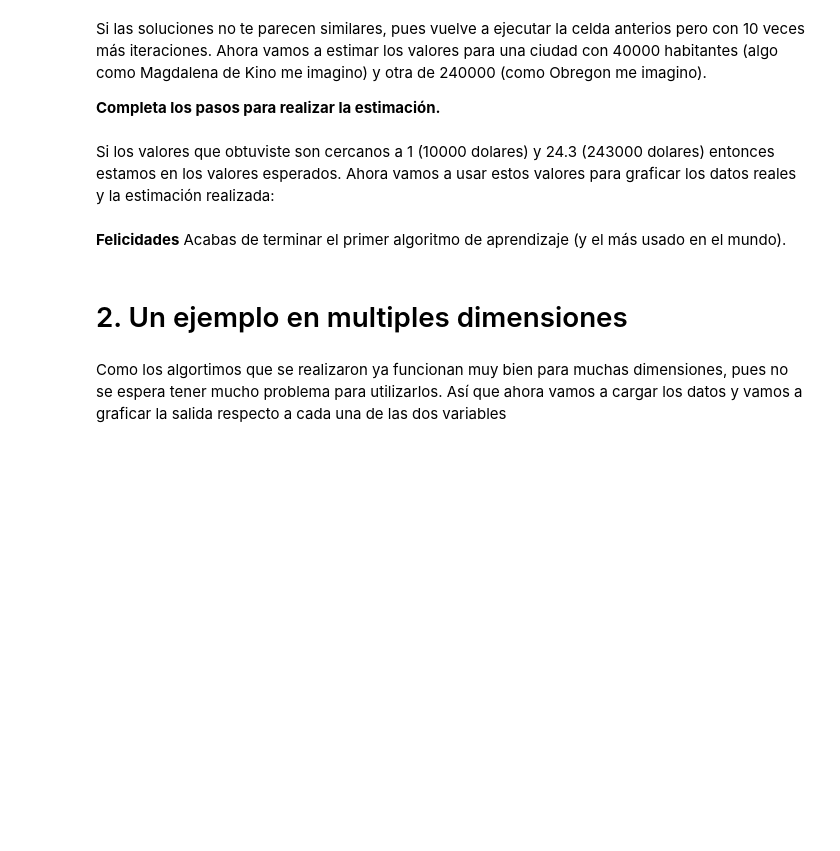
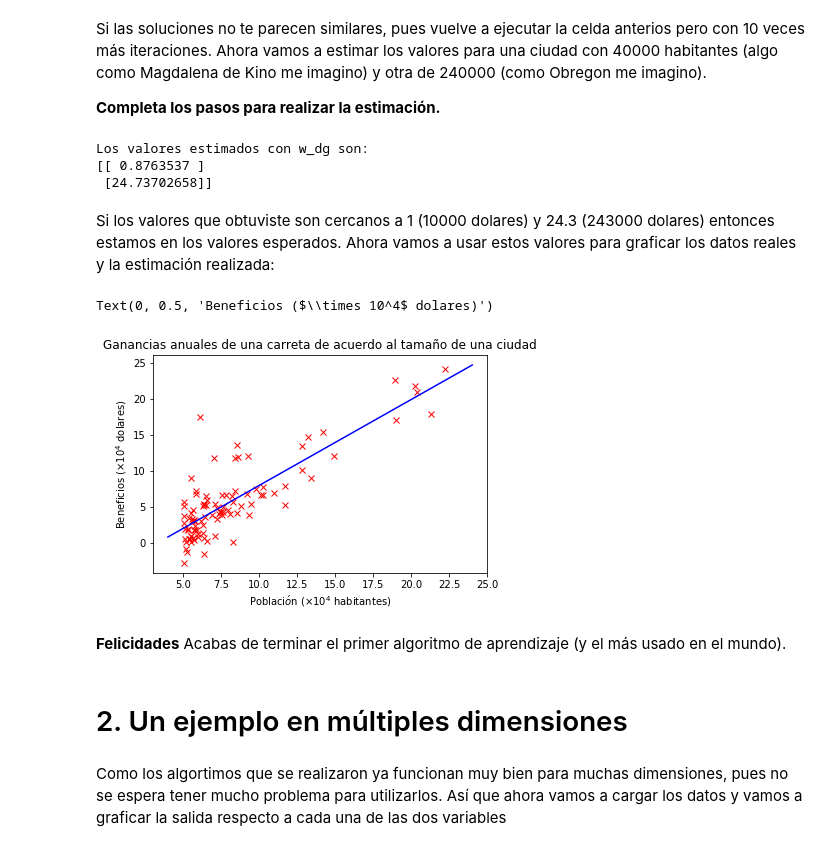
Before and after one commit to Miguelrom/MLS, a Jupyter notebook: regresion_lineal.ipynb, the cells around one changed output. Drawn from its saved outputs; the diff is of its cells as text; code cells hidden in the pictures; blank space fills up the shorter version.

```diff
--- a/regresion_lineal.ipynb
+++ b/regresion_lineal.ipynb
@@ -220,21 +239,31 @@ x_estimar = np.array([4,24]).reshape(-1,1)
 #
 # Agrega el codigo necesario
 #
+x_aux = np.c_[np.ones_like(x_estimar), x_estimar]
 
-print "Los valores estimados con w_dg son: "
-print y_estimado
+y_estimado = x_aux @ w_dg
+
+print ("Los valores estimados con w_dg son: ")
+print (y_estimado)
+# %% [output]
+Los valores estimados con w_dg son:
+[[ 0.8763537 ]
+ [24.73702658]]
 # %% [markdown]
 Si los valores que obtuviste son cercanos a 1 (10000 dolares) y 24.3 (243000 dolares) entonces estamos en los valores esperados. Ahora vamos a usar estos valores para graficar los datos reales y la estimación realizada:
 # %%
 plt.plot(x[:,1], y, 'xr')
 plt.plot(x_estimar[:,0], y_estimado, '-b')
-plt.title(u'Ganancias anuales de una carreta de acuerso al tamaño de una ciudad')
+plt.title(u'Ganancias anuales de una carreta de acuerdo al tamaño de una ciudad')
 plt.xlabel(r"Poblaci$\'o$n ($\times 10^4$ habitantes)")
 plt.ylabel(r'Beneficios ($\times 10^4$ dolares)')
+# %% [output]
+Text(0, 0.5, 'Beneficios ($\\times 10^4$ dolares)')
+[figure, added]
 # %% [markdown]
 **Felicidades** Acabas de terminar el primer algoritmo de aprendizaje (y el más usado en el mundo).
 # %% [markdown]
-# 2. Un ejemplo en multiples dimensiones
+# 2. Un ejemplo en múltiples dimensiones
 # %% [markdown]
 Como los algortimos que se realizaron ya funcionan muy bien para muchas dimensiones, pues no se espera tener mucho problema para utilizarlos. Así que ahora vamos a cargar los datos y vamos a graficar la salida respecto a cada una de las dos variables
 # %%
```
Also changed, not shown: parts of 17 cells of this notebook.
